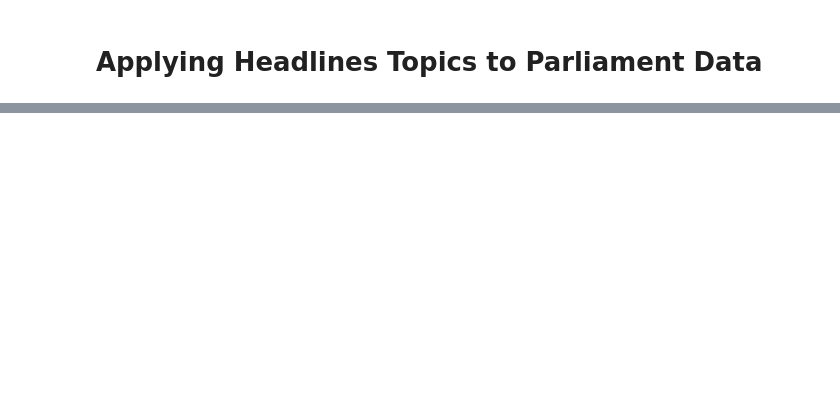
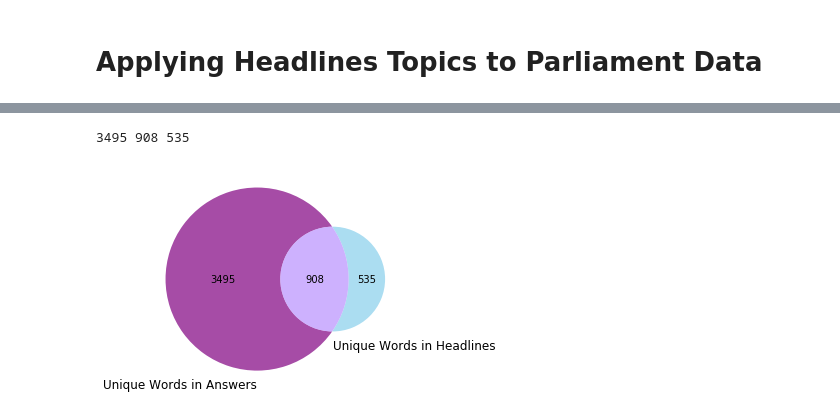
Before and after one commit to nathanderon/india_analysis_UDA, a Jupyter notebook: Final_Analysis.ipynb, the cells around one changed output, grey strips where cells are left out. Cells and saved outputs as stored; diff of their text form; code cells hidden in the pictures; blank space fills up the shorter version.

```diff
--- a/Final_Analysis.ipynb
+++ b/Final_Analysis.ipynb
@@ -36,0 +39,3 @@ def makeWordList(str_object):
+# %%
+#Read in headlines dataset
+data = pd.read_csv("india-news-headlines.csv")
@@ -271,19 +441,29 @@ plt.show()
 # %%
 #Visualize the amount of words unique to each dataset and shared among the datasets
 in_both = 0
 in_answers_only = 0
 in_headlines_only = 0
+
+#Use TfidfVectorizer to transform parliamentary answers
+from sklearn.feature_extraction.text import TfidfVectorizer
+vectorizer = TfidfVectorizer(min_df=200, stop_words="english", max_df=0.8)
+answers_fit = vectorizer.fit(processed_answers)
+X_answers = vectorizer.fit_transform(processed_answers).toarray()
+
 for word in answers_fit.vocabulary_:
     if word in headlines_fit.vocabulary_:
         in_both += 1
     else:
         in_answers_only += 1
 for word in headlines_fit.vocabulary_:
     if word not in answers_fit.vocabulary_:
         in_headlines_only += 1
 print(in_answers_only, in_both, in_headlines_only)
 venn2(subsets = (in_answers_only, in_headlines_only, in_both), set_labels = ("Unique Words in Answers", "Unique Words in Headlines"),
       set_colors=('purple', 'skyblue'), alpha = 0.7);
+# %% [output]
+3495 908 535
+[figure, added]
 # %%
 #Plot topic distribution for the headlines dataset itself to establish baseline
 X_headlines_sample = X_headlines[np.random.choice(X_headlines.shape[0], 10000, replace=False)]
```
Also changed, not shown: parts of 22 cells of this notebook.
